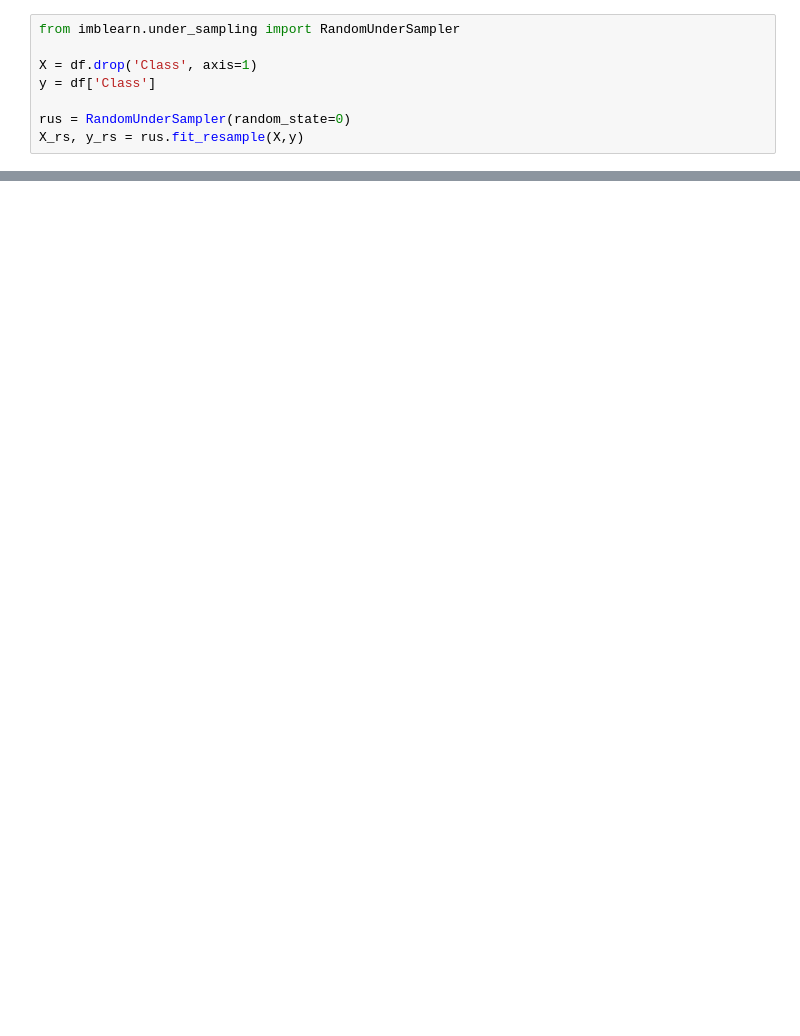
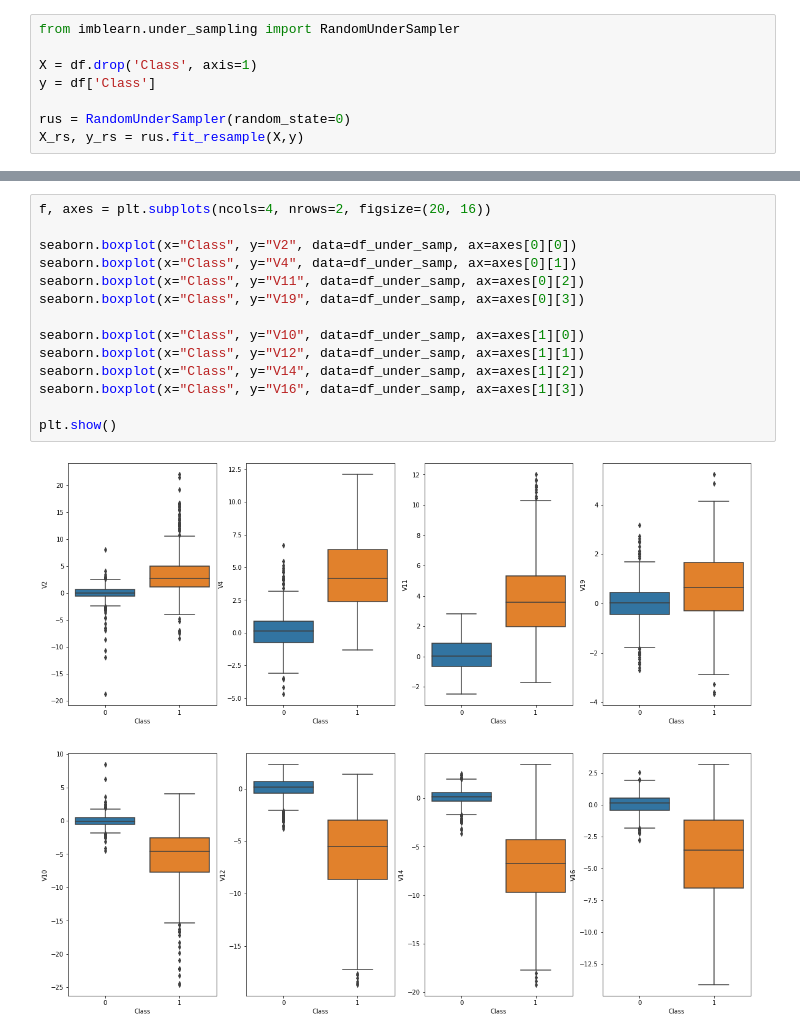
Before and after one commit to farbodnm/financial-data-classification, a Jupyter notebook: financialdclass.ipynb, the cells around one changed output, grey strips where cells are left out. Cells and saved outputs as stored; diff of their text form; blank space fills up the shorter version.

```diff
--- a/financialdclass.ipynb
+++ b/financialdclass.ipynb
@@ -122,0 +160,16 @@ print(round(df_under_samp['Class'].value_counts()[1]/len(df_under_samp) * 100,2)
+# %%
+f, axes = plt.subplots(ncols=4, nrows=2, figsize=(20, 16))
+
+seaborn.boxplot(x="Class", y="V2", data=df_under_samp, ax=axes[0][0])
+seaborn.boxplot(x="Class", y="V4", data=df_under_samp, ax=axes[0][1])
+seaborn.boxplot(x="Class", y="V11", data=df_under_samp, ax=axes[0][2])
+seaborn.boxplot(x="Class", y="V19", data=df_under_samp, ax=axes[0][3])
+
+seaborn.boxplot(x="Class", y="V10", data=df_under_samp, ax=axes[1][0])
+seaborn.boxplot(x="Class", y="V12", data=df_under_samp, ax=axes[1][1])
+seaborn.boxplot(x="Class", y="V14", data=df_under_samp, ax=axes[1][2])
+seaborn.boxplot(x="Class", y="V16", data=df_under_samp, ax=axes[1][3])
+
+plt.show()
+# %% [output]
+[figure, added]
```
Also changed, not shown: parts of 7 cells of this notebook.
